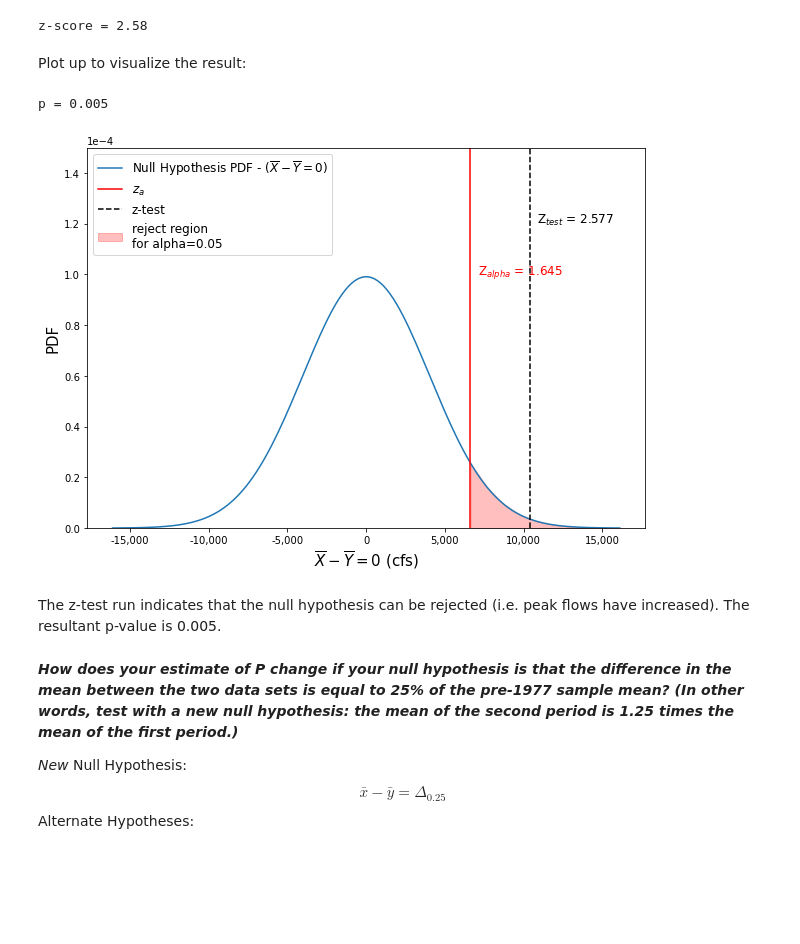
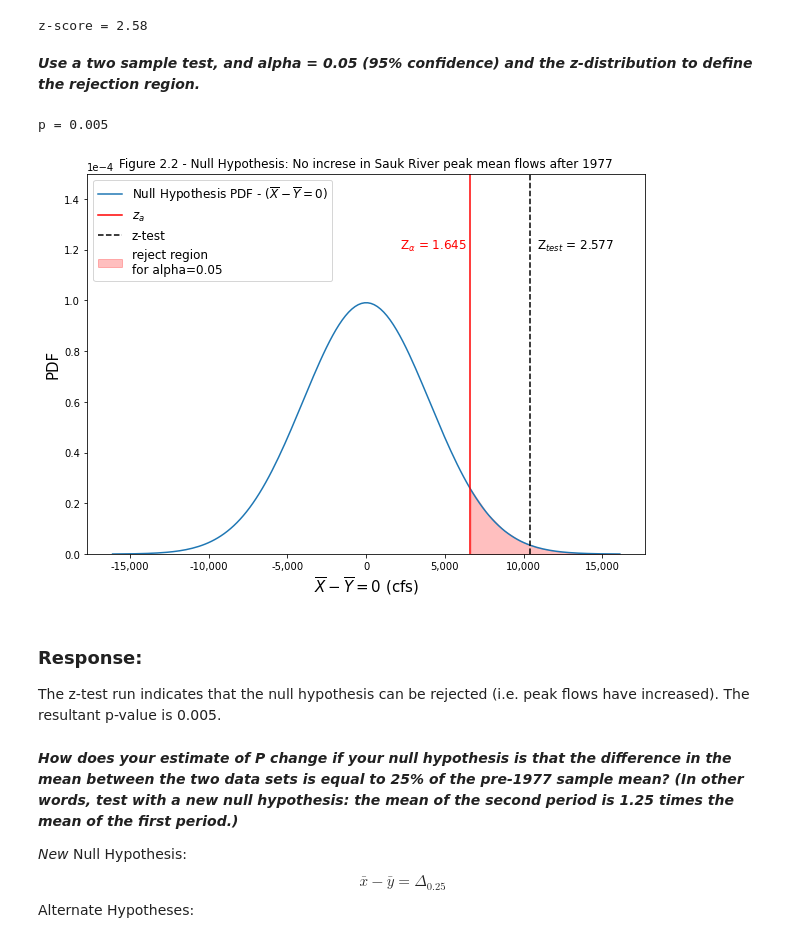
Before and after one commit to dlhogan97/CEWA565, a Jupyter notebook: Week-2/HW-2/HW-2-dlhogan.ipynb, the cells around one changed output. Drawn from its saved outputs; the diff is of its cells as text; code cells hidden in the pictures; blank space fills up the shorter version.

```diff
--- a/Week-2/HW-2/HW-2-dlhogan.ipynb
+++ b/Week-2/HW-2/HW-2-dlhogan.ipynb
@@ -157,11 +111,11 @@ print("z-score = {}".format(np.round(z_test,2)))
 # %% [output]
 z-score = 2.58
 # %% [markdown]
-Plot up to visualize the result:
+***Use a two sample test, and alpha = 0.05 (95% confidence) and the z-distribution to define the rejection region.***
 # %%
 fig, ax = plt.subplots(figsize=(10,7))
 
-# code adapted from Lab 2-1
+# Reference 1 - code adapted from Lab 2-1
 # create null pdf
 z = np.linspace(-4,4, num=160)*s_pooled
 ax.plot(z,
@@ -180,39 +134,40 @@ ax.fill_between(shade_region,
                 alpha=0.25,
                 label='reject region\nfor alpha={}'.format(np.round(1-conf,2)))
 # Plot a line at 95% confidence interval
 plt.axvline(z_alpha*s_pooled,
             color='r',
             label='$z_{a}$')
-plt.text(z_alpha*s_pooled+500,
-         1.0e-4,
-         r'Z$_{alpha}$ = '+str(round(z_alpha,3)),
+plt.text(z_alpha*s_pooled-4500,
+         1.2e-4,
+         r'Z$_{\alpha}$ = '+str(round(z_alpha,3)),
          fontsize=12,
          color='r')
 # Plot a line at z_test
 plt.axvline(z_test*s_pooled,
             color='black',
             linestyle='--',
             label='z-test')
 plt.text(z_test*s_pooled+500,
          1.2e-4,
          r'Z$_{test}$ = '+str(round(z_test,3)),
          fontsize=12,
          color='k')
 # Add labels
 ax.set_ylim((0,1.5e-4))
 ax.set_xlabel('$\overline{X}-\overline{Y}=0$ (cfs)', fontsize=15)
 ax.set_ylabel('PDF', fontsize=15)
 ax.ticklabel_format(axis='y', style='sci', scilimits=(0,0))
 ax.legend(fontsize=12)
 ax.get_xaxis().set_major_formatter(mticker.FuncFormatter(lambda x, p: format(int(x), ','))) # reference 1
-
+plt.title('Figure 2.2 - Null Hypothesis: No increse in Sauk River peak mean flows after 1977')
 # compute p value
 pvalue = 1 - stats.norm.cdf(z_test)
 print("p = {}".format(np.round(pvalue,3)))
 # %% [output]
 p = 0.005
-[figure, old version]
+[figure, new version]
 # %% [markdown]
+### Response:
 The z-test run indicates that the null hypothesis can be rejected (i.e. peak flows have increased). The resultant p-value is 0.005.
 # %% [markdown]
 ***How does your estimate of P change if your null hypothesis is that the difference in the mean between the two data sets is equal to 25% of the pre-1977 sample mean? (In other words, test with a new null hypothesis: the mean of the second period is 1.25 times the mean of the first period.)***
```
Also changed, not shown: parts of 22 cells of this notebook, 4 other files.
